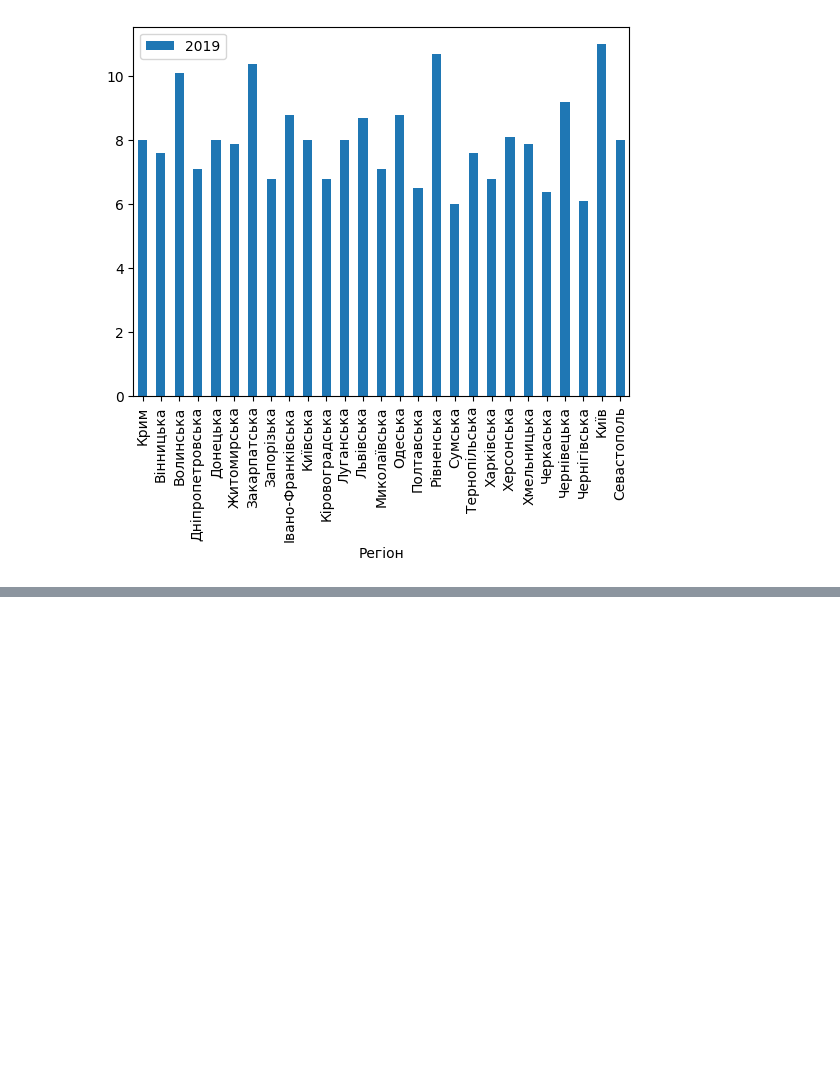
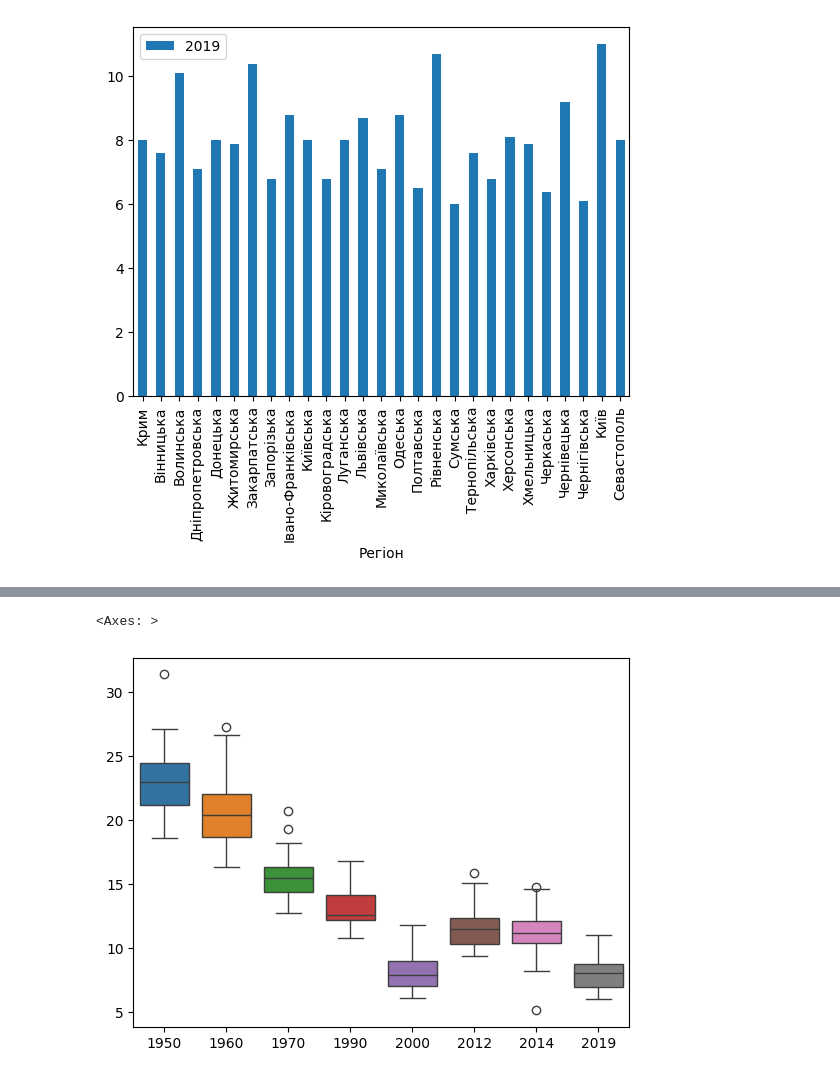
Before and after one commit to bohdanboiprav/GOIT, a Jupyter notebook: DATA SCIENCE/Week 2/work/Hw2.1.ipynb, the cells around one changed output, grey strips where cells are left out. Drawn from its saved outputs; the diff is of its cells as text; code cells hidden in the pictures; blank space fills up the shorter version.

```diff
--- a/DATA SCIENCE/Week 2/work/Hw2.1.ipynb
+++ b/DATA SCIENCE/Week 2/work/Hw2.1.ipynb
@@ -100,0 +120,6 @@ plt.show()
+# %%
+import seaborn as sns
+sns.boxplot(data=coefficient_table)
+# %% [output]
+<Axes: >
+[figure, added]
```
Also changed, not shown: parts of 5 cells of this notebook, 2 other files.
